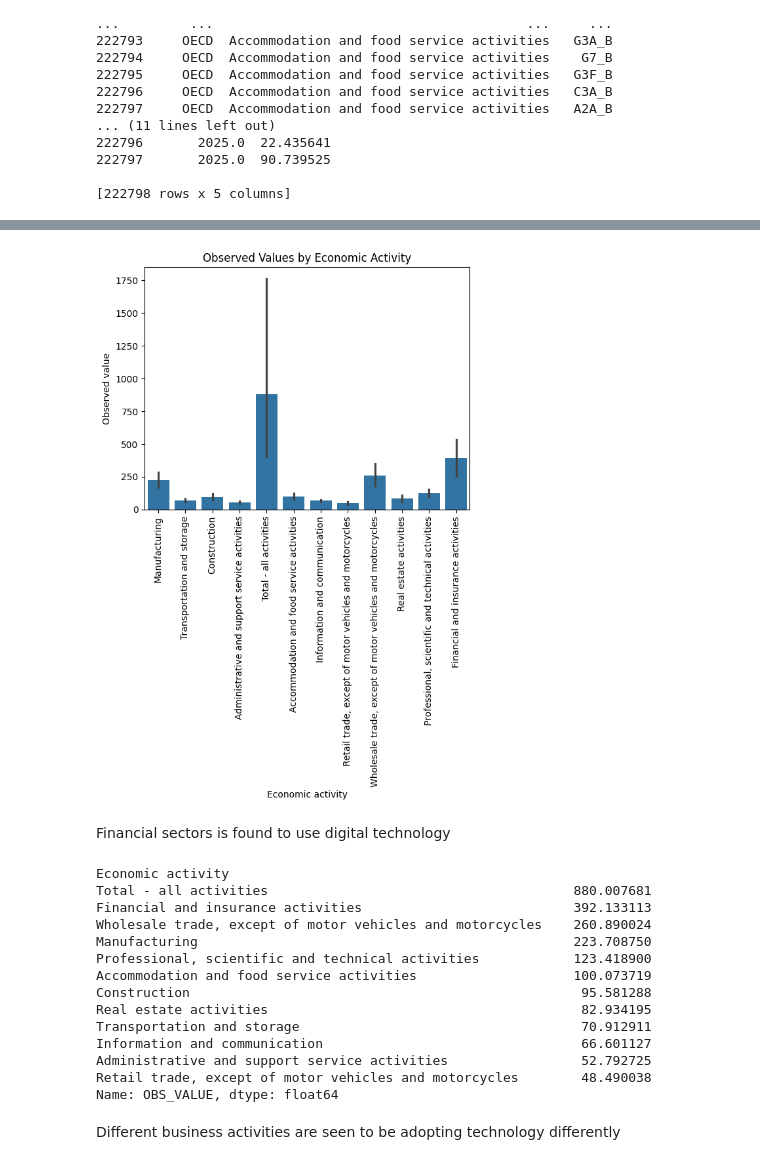
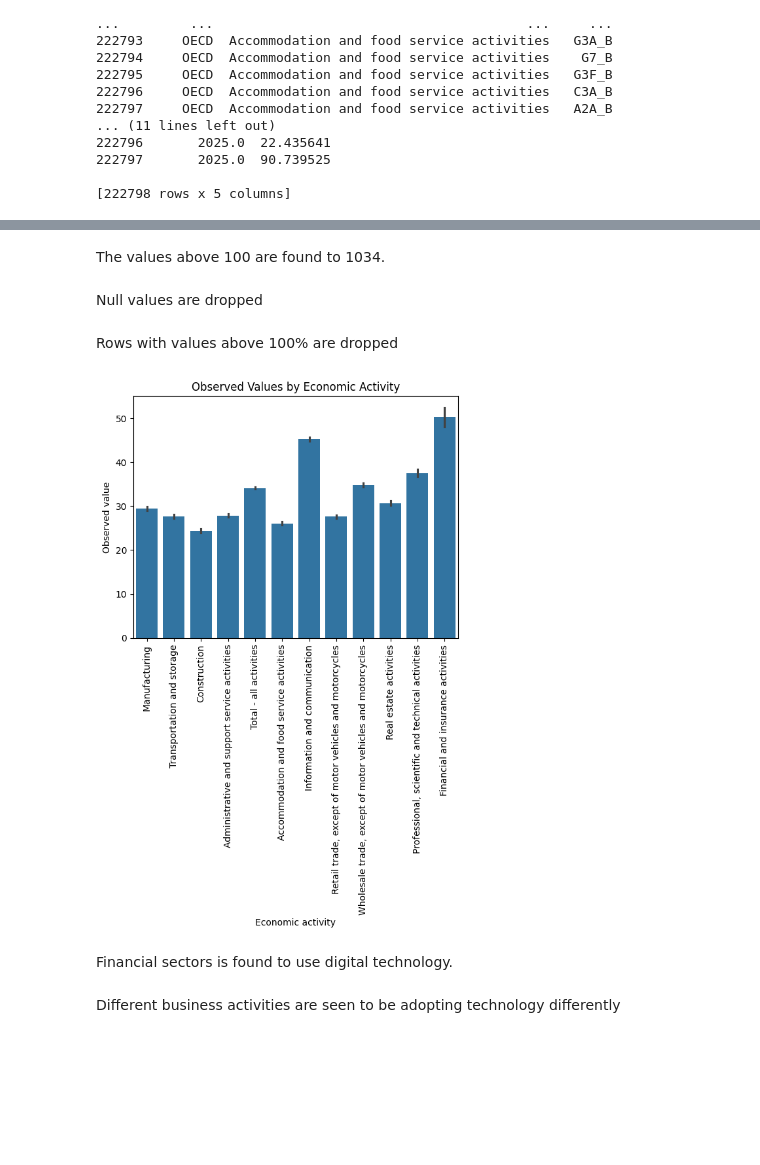
Before and after one commit to Mary584-dev/my-one-of-codes, a Jupyter notebook: Thesis_2.ipynb, the cells around one changed output, grey strips where cells are left out. Saved outputs shown, nothing was run; the diff lists cells and outputs as text; code cells hidden in the pictures; blank space fills up the shorter version.

```diff
--- a/Thesis_2.ipynb
+++ b/Thesis_2.ipynb
@@ -98,0 +111,2 @@ The pie chart shows that businesses mostlty use digital tools for online purchas
+# %% [markdown]
+The values above 100 are found to 1034.
@@ -99,36 +115,19 @@ The pie chart shows that businesses mostlty use digital tools for online purchas
+# %% [markdown]
+Null values are dropped
+# %%
+dt = dt.drop(dt[dt['OBS_VALUE'] > 100].index)
+# %% [markdown]
+Rows with values above 100% are dropped
 # %%
-sns.barplot(data=df, x='Economic activity', y='OBS_VALUE')
+sns.barplot(data=dt, x='Economic activity', y='OBS_VALUE')
 plt.xlabel('Economic activity')
 plt.ylabel('Observed value')
 plt.title('Observed Values by Economic Activity')
 plt.xticks(rotation=90)
 plt.show()
 # %% [output]
-[figure, old version]
+[figure, new version]
 # %% [markdown]
-Financial sectors is found to use digital technology
+Financial sectors is found to use digital technology.
-# %%
-activity_list = (
-    df.groupby('Economic activity')['OBS_VALUE']
-      .mean()
-      .sort_values(ascending=False)
-)
-
-print(activity_list)
-# %% [output]
-Economic activity
-Total - all activities                                       880.007681
-Financial and insurance activities                           392.133113
-Wholesale trade, except of motor vehicles and motorcycles    260.890024
-Manufacturing                                                223.708750
-Professional, scientific and technical activities            123.418900
-Accommodation and food service activities                    100.073719
-Construction                                                  95.581288
-Real estate activities                                        82.934195
-Transportation and storage                                    70.912911
-Information and communication                                 66.601127
-Administrative and support service activities                 52.792725
-Retail trade, except of motor vehicles and motorcycles        48.490038
-Name: OBS_VALUE, dtype: float64
 # %% [markdown]
 Different business activities are seen to be adopting technology differently
```
Also changed, not shown: parts of 18 cells of this notebook.
